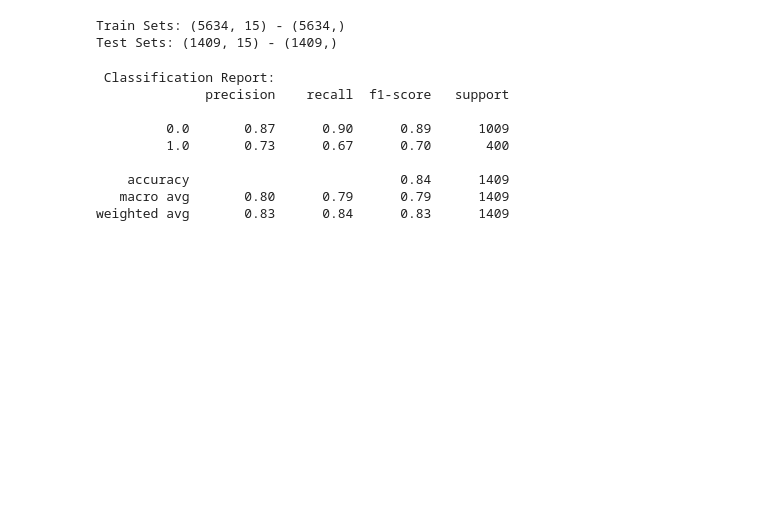
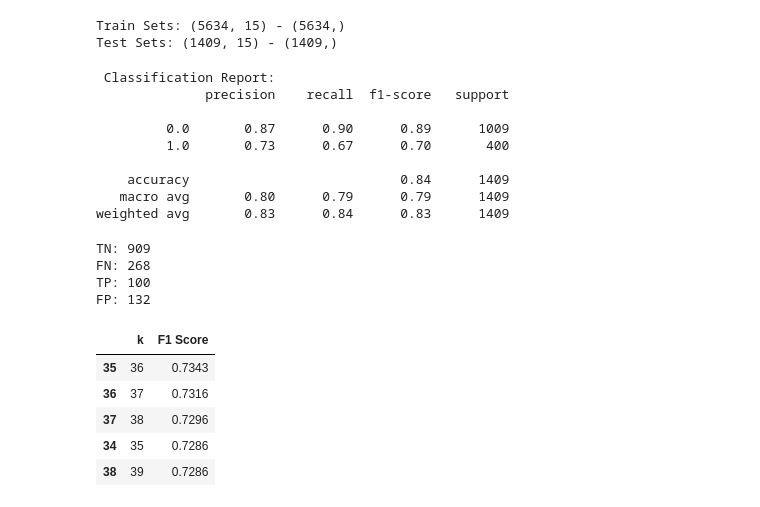
Before and after one commit to MerveTascii00/machine-learning-journey, a Jupyter notebook: 03_KNN.ipynb, the cells around one changed output. Cells and saved outputs as stored; diff of their text form; code cells hidden in the pictures; blank space fills up the shorter version.

```diff
--- a/03_KNN.ipynb
+++ b/03_KNN.ipynb
@@ -380,3 +379,32 @@ print(
     accuracy                           0.84      1409
    macro avg       0.80      0.79      0.79      1409
 weighted avg       0.83      0.84      0.83      1409
+# %%
+# 1009 churn
+# 400 not churn
+
+# confusion_matrix sonucu:
+# 1. TN (True Negative)  --> Modelin doğru şekilde negatif tahmin ettiği örneklem sayısı
+# 2. FP (False Positive)  -->  Modelin yanlış şekilde pozitif olarak tahmin ettiği örneklem sayısı yani gerçekte negatif olanlar
+# 3. FN (False Negative) -->  Modelin yanlış şekilde negatif olarak tahmin ettiği örneklem sayısını veriri yani gerçekte pozitif olanlar
+# 4. TP (True Positive)  --> Modelin doğru şekilde pozitif olarak tahmin ettiği örneklem sayısı
+
+
+cm = confusion_matrix(y_test, y_pred_v1, labels=knn_v1.classes_)
+
+TN = cm[0][0]
+FP = cm[1][0]
+FN = cm[1][1]
+TP = cm[0][1]
+
+print(
+    f'TN: {TN}\n'
+    f'FN: {FN}\n'
+    f'TP: {TP}\n'
+    f'FP: {FP}'
+)
+# %% [output]
+TN: 909
+FN: 268
+TP: 100
+FP: 132
@@ -382,0 +461,12 @@ weighted avg       0.83      0.84      0.83      1409
+# %%
+f1_result_df.sort_values(
+    by='F1 Score',
+    ascending=False
+).head()
+# %% [output]
+|  | k | F1 Score |
+| 35 | 36 | 0.7343 |
+| 36 | 37 | 0.7316 |
+| 37 | 38 | 0.7296 |
+| 34 | 35 | 0.7286 |
+| 38 | 39 | 0.7286 |
```
Also changed, not shown: parts of 10 cells of this notebook, 7 other files.
